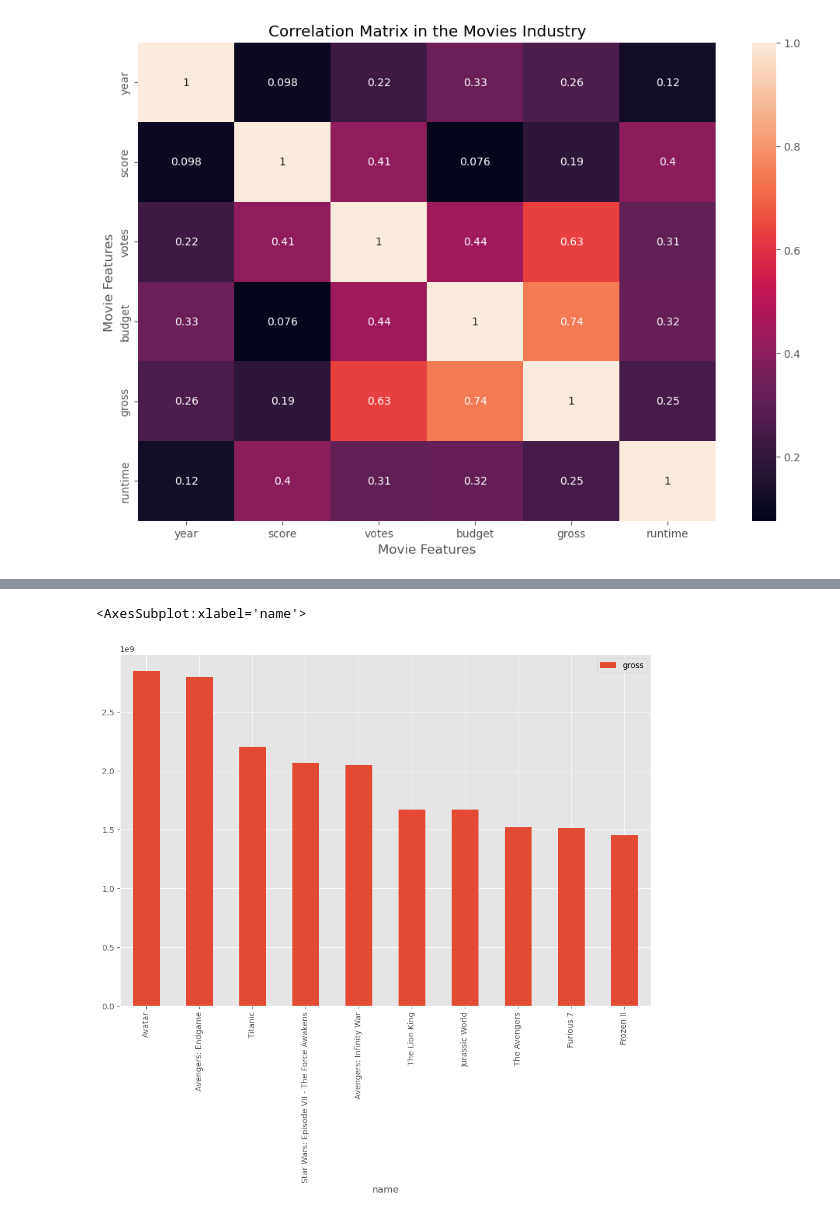
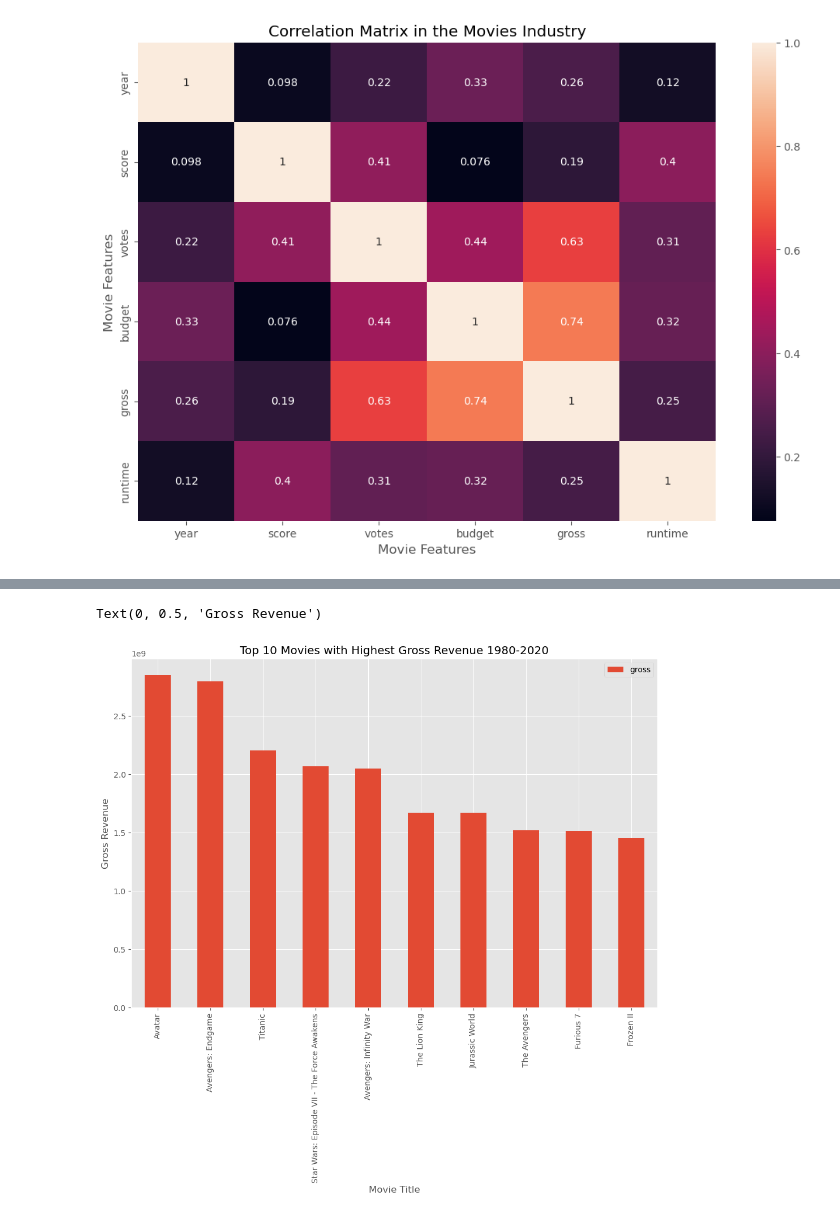
Before and after one commit to ErikaPabon/MoviesIndustry, a Jupyter notebook: Movies Analysis.ipynb, the cells around one changed output, grey strips where cells are left out. Saved outputs shown, nothing was run; the diff lists cells and outputs as text; code cells hidden in the pictures.

```diff
--- a/Movies Analysis.ipynb
+++ b/Movies Analysis.ipynb
@@ -173,6 +181,9 @@ df.head()
 # %%
 top_10 = df.sort_values(by='gross', ascending=False).head(10)
 top_10.plot(x='name', y='gross', kind='bar')
+plt.title('Top 10 Movies with Highest Gross Revenue 1980-2020')
+plt.xlabel('Movie Title')
+plt.ylabel('Gross Revenue')
 # %% [output]
-<AxesSubplot:xlabel='name'>
+Text(0, 0.5, 'Gross Revenue')
-[figure, old version]
+[figure, new version]
```
Also changed, not shown: parts of 8 cells of this notebook.
